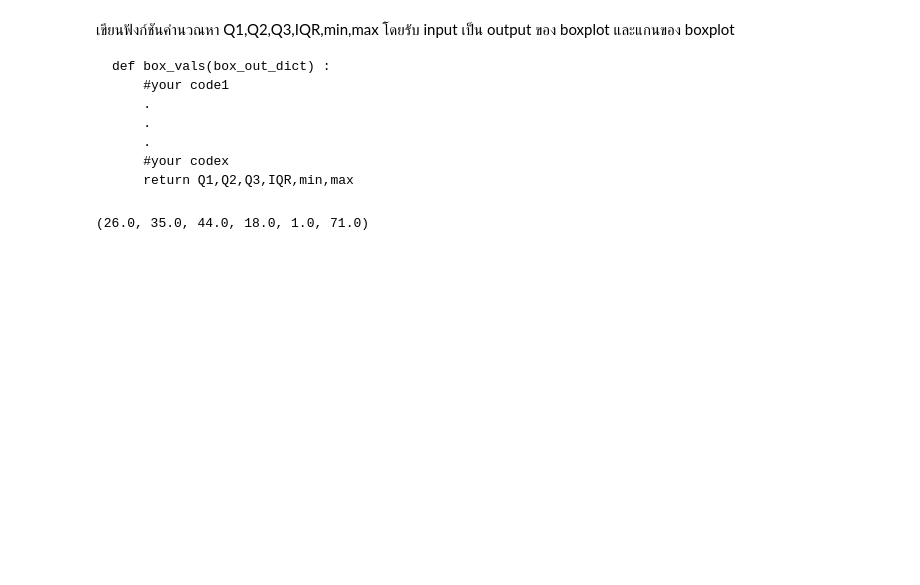
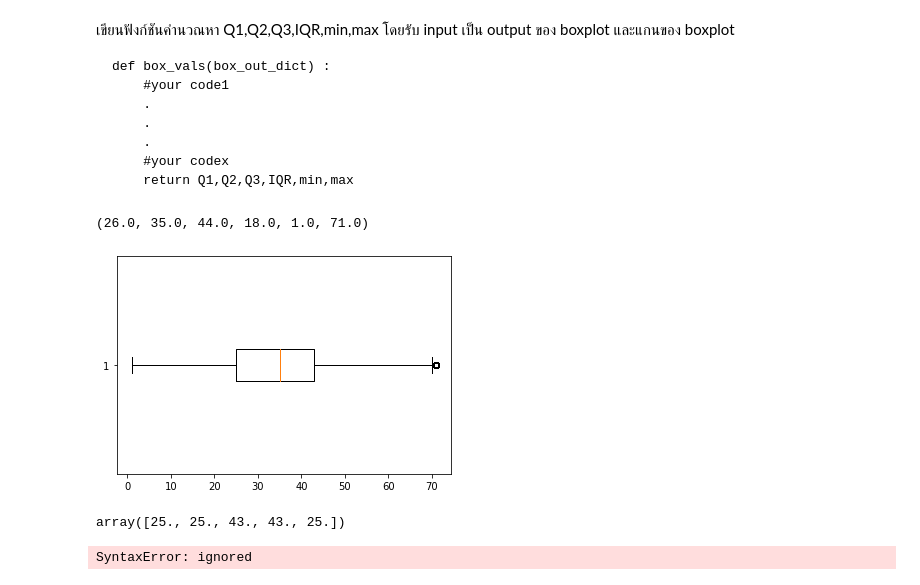
Before and after one commit to Wikanda-Hongboonmee/DWDM21, a Jupyter notebook: Data_Preprocessing_(Chapter_3).ipynb, the cells around one changed output. Cells and saved outputs as stored; diff of their text form; code cells hidden in the pictures; blank space fills up the shorter version.

```diff
--- a/Data_Preprocessing_(Chapter_3).ipynb
+++ b/Data_Preprocessing_(Chapter_3).ipynb
@@ -1296,3 +1296,31 @@ def box_vals(box_out_dict) :
 box_vals(data_dict)
 # %% [output]
 (26.0, 35.0, 44.0, 18.0, 1.0, 71.0)
+# %%
+data_dict2 = plt.boxplot(data_cases2_nomissingage_nooutlier['age'],vert=False)
+# %% [output]
+[figure, added]
+# %%
+data_dict2['boxes'][0].get_xdata()
+# %% [output]
+array([25., 25., 43., 43., 25.])
+# %%
+def box_vals(box_out_dict, vert=True) :
+        q1 = box_out_dict['boxes'][0].get_ydata()[0]
+        q2 = box_out_dict['medians'][0].get_ydata()[0]
+        q3 = box_out_dict['boxes'][0].get_ydata()[2]
+        iqr =  q3 - q1
+        vmin =  box_out_dict['caps'][0].get_ydata()[0]
+        vmax =  box_out_dict['caps'][1].get_ydata()[0]
+
+        #code#
+        box_vals(box_out_dict, vert=False) :
+        q1 = box_out_dict['boxes'][0].get_xdata()[0]
+        q2 = box_out_dict['medians'][0].get_xdata()[0]
+        q3 = box_out_dict['boxes'][0].get_xdata()[2]
+        iqr =  q3 - q1
+        vmin =  box_out_dict['caps'][0].get_xdata()[0]
+        vmax =  box_out_dict['caps'][1].get_xdata()[0]
+        return q1,q2,q3,iqr,vmin,vmax
+# %% [output]
+SyntaxError: ignored
```
Also changed, not shown: parts of 2 cells of this notebook.
